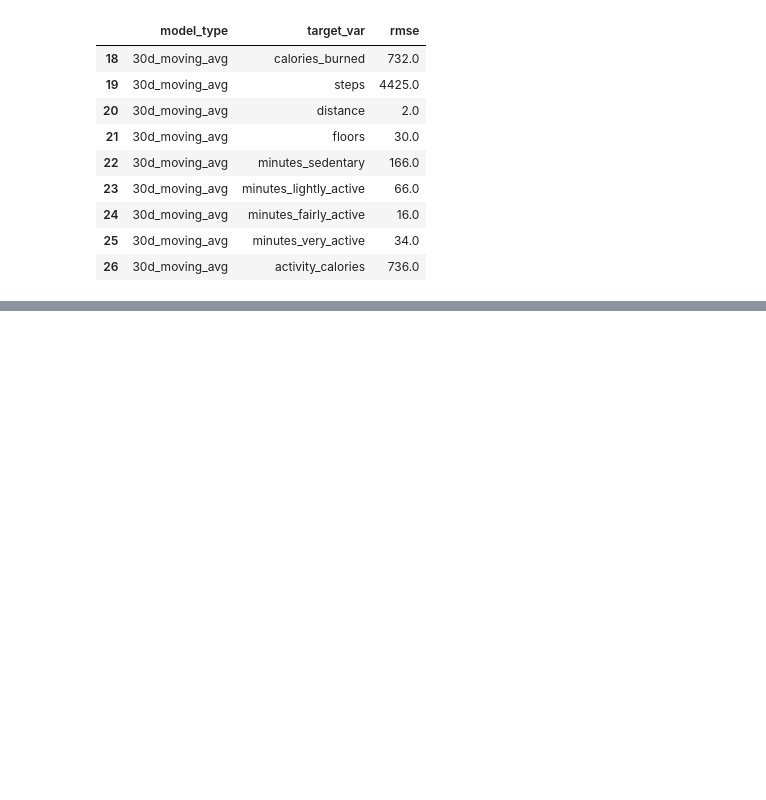
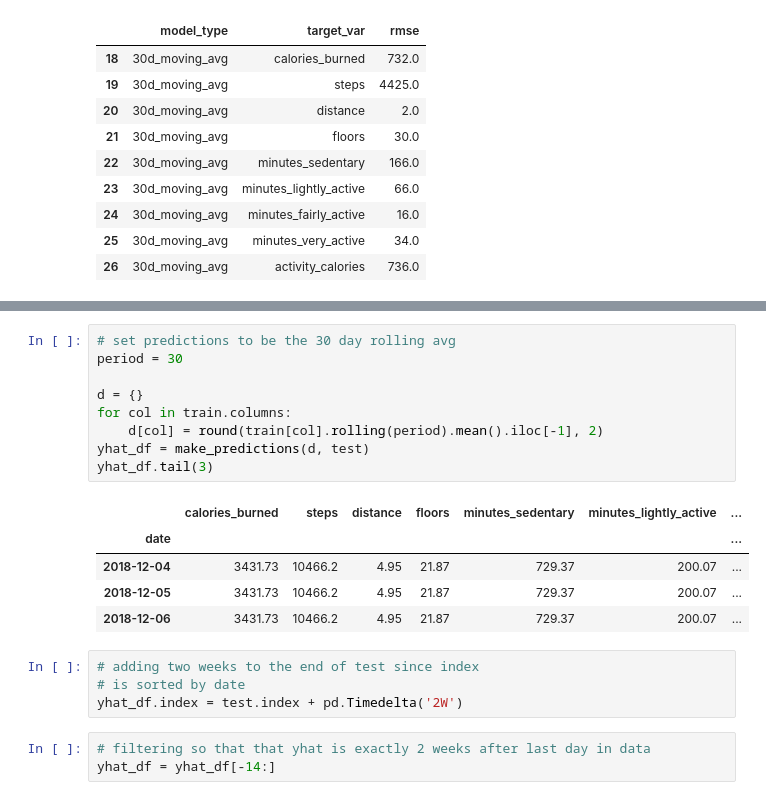
Before and after one commit to Brandon-Martinez27/fitbit_time_series_forecasting, a Jupyter notebook: model.ipynb, the cells around one changed output, grey strips where cells are left out. Drawn from its saved outputs; the diff is of its cells as text; blank space fills up the shorter version.

```diff
--- a/model.ipynb
+++ b/model.ipynb
@@ -656,0 +676,22 @@ print(f'The % improvement for our model is {percent_improve}%')
+# %%
+# set predictions to be the 30 day rolling avg
+period = 30
+
+d = {}
+for col in train.columns:
+    d[col] = round(train[col].rolling(period).mean().iloc[-1], 2)
+yhat_df = make_predictions(d, test)
+yhat_df.tail(3)
+# %% [output]
+|  | calories_burned | steps | distance | floors | minutes_sedentary | minutes_lightly_active | ... |
+| date |  |  |  |  |  |  | ... |
+| 2018-12-04 | 3431.73 | 10466.2 | 4.95 | 21.87 | 729.37 | 200.07 | ... |
+| 2018-12-05 | 3431.73 | 10466.2 | 4.95 | 21.87 | 729.37 | 200.07 | ... |
+| 2018-12-06 | 3431.73 | 10466.2 | 4.95 | 21.87 | 729.37 | 200.07 | ... |
+# %%
+# adding two weeks to the end of test since index
+# is sorted by date
+yhat_df.index = test.index + pd.Timedelta('2W')
+# %%
+# filtering so that that yhat is exactly 2 weeks after last day in data
+yhat_df = yhat_df[-14:]
```
Also changed, not shown: parts of 6 cells of this notebook, 4 other files.
